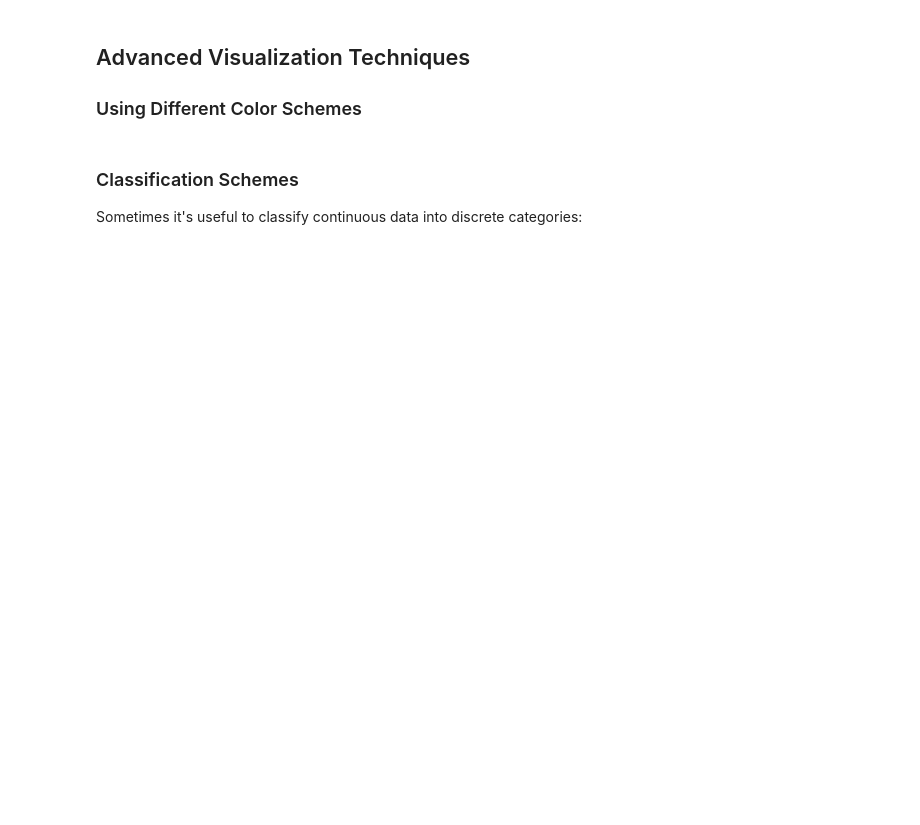
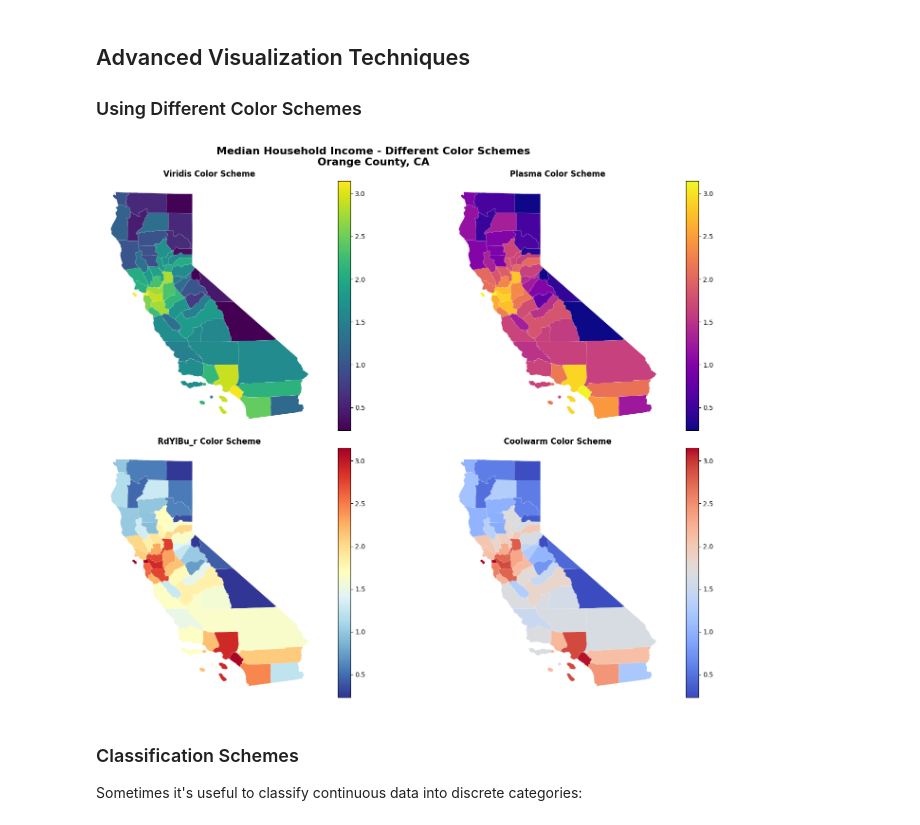
Before and after one commit to mmann1123/pytidycensus, a Jupyter notebook: examples/02_spatial_data.ipynb, the cells around one changed output. Saved outputs shown, nothing was run; the diff lists cells and outputs as text; code cells hidden in the pictures; blank space fills up the shorter version.

```diff
--- a/examples/02_spatial_data.ipynb
+++ b/examples/02_spatial_data.ipynb
@@ -304,17 +355,11 @@ Let's look at population density across counties in a specific state:
 # %%
-# Get population and calculate density for California counties
-ca_counties = tc.get_acs(
-    geography="county",
-    variables="B01003_001",  # Total population
-    state="CA",
-    year=2022,
-    geometry=True
-)
 
 # Calculate area in square kilometers and population density
 ca_counties_proj = ca_counties.to_crs('EPSG:3310')  # California Albers
 ca_counties_proj['area_km2'] = ca_counties_proj.geometry.area / 1e6
-ca_counties_proj['density'] = ca_counties_proj['value'] / ca_counties_proj['area_km2']
+ca_counties_proj["density"] = (
+    ca_counties_proj["B01003_001E"] / ca_counties_proj["area_km2"]
+)
 
 print("Top 10 most dense counties:")
 print(ca_counties_proj.nlargest(10, 'density')[['NAME', 'density']].round(1))
@@ -347,27 +407,29 @@ plt.show()
 # %%
 # Compare different color schemes
 fig, axes = plt.subplots(2, 2, figsize=(16, 12))
 axes = axes.ravel()
 
 cmaps = ['viridis', 'plasma', 'RdYlBu_r', 'coolwarm']
 titles = ['Viridis', 'Plasma', 'RdYlBu_r', 'Coolwarm']
 
 for i, (cmap, title) in enumerate(zip(cmaps, titles)):
-    orange_projected.plot(
-        column='value',
+    ca_counties_proj.plot(
+        column="log_density",
         cmap=cmap,
         linewidth=0.1,
-        edgecolor='white',
+        edgecolor="white",
         legend=True,
-        ax=axes[i]
+        ax=axes[i],
     )
     axes[i].set_title(f'{title} Color Scheme', fontweight='bold')
     axes[i].set_axis_off()
 
 plt.suptitle('Median Household Income - Different Color Schemes\nOrange County, CA',
              fontsize=16, fontweight='bold')
 plt.tight_layout()
 plt.show()
+# %% [output]
+[figure, added]
 # %% [markdown]
 ### Classification Schemes
 
```
Also changed, not shown: parts of 17 cells of this notebook, 29 other files.
